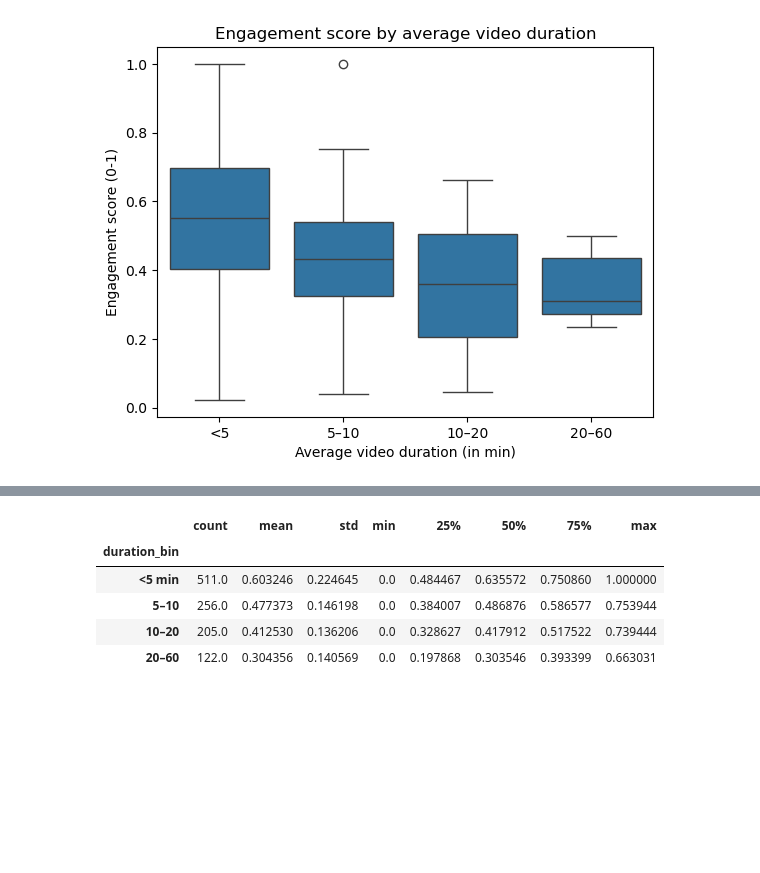
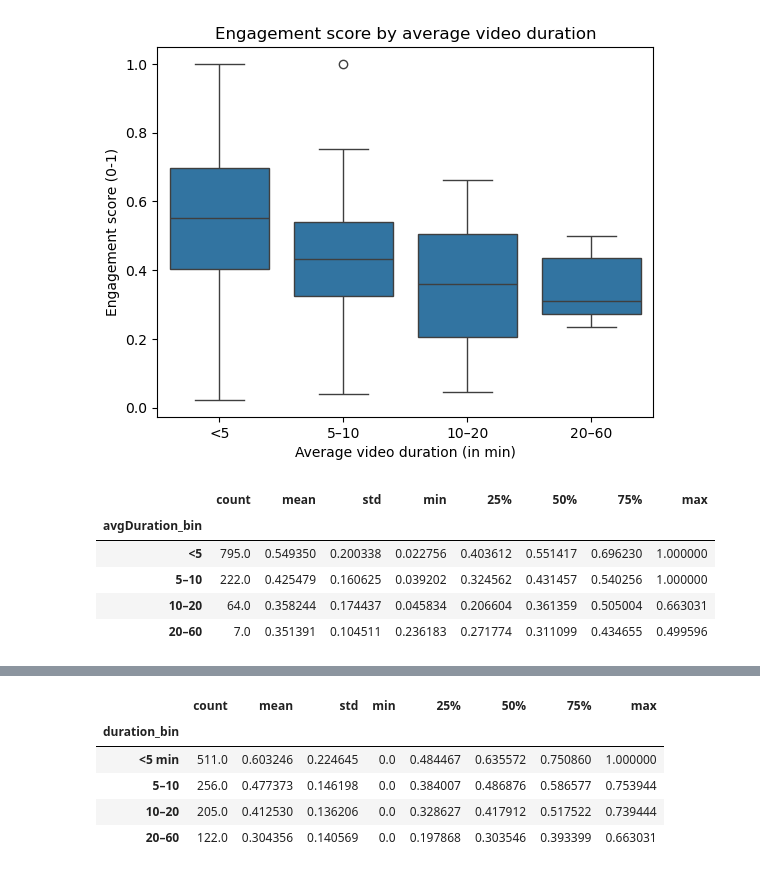
Before and after one commit to keil4ni/151r-proj, a Jupyter notebook: youtube_duration.ipynb, the cells around one changed output, grey strips where cells are left out. Saved outputs shown, nothing was run; the diff lists cells and outputs as text; code cells hidden in the pictures; blank space fills up the shorter version.

```diff
--- a/youtube_duration.ipynb
+++ b/youtube_duration.ipynb
@@ -157,3 +157,12 @@ plt.ylabel("Engagement score (0-1)")
 plt.show()
 # %% [output]
 [figure]
+# %%
+yt.groupby('avgDuration_bin')['engagement'].describe()
+# %% [output]
+|  | count | mean | std | min | 25% | 50% | 75% | max |
+| avgDuration_bin |  |  |  |  |  |  |  |  |
+| <5 | 795.0 | 0.549350 | 0.200338 | 0.022756 | 0.403612 | 0.551417 | 0.696230 | 1.000000 |
+| 5–10 | 222.0 | 0.425479 | 0.160625 | 0.039202 | 0.324562 | 0.431457 | 0.540256 | 1.000000 |
+| 10–20 | 64.0 | 0.358244 | 0.174437 | 0.045834 | 0.206604 | 0.361359 | 0.505004 | 0.663031 |
+| 20–60 | 7.0 | 0.351391 | 0.104511 | 0.236183 | 0.271774 | 0.311099 | 0.434655 | 0.499596 |
```
Also changed, not shown: parts of 3 cells of this notebook.
